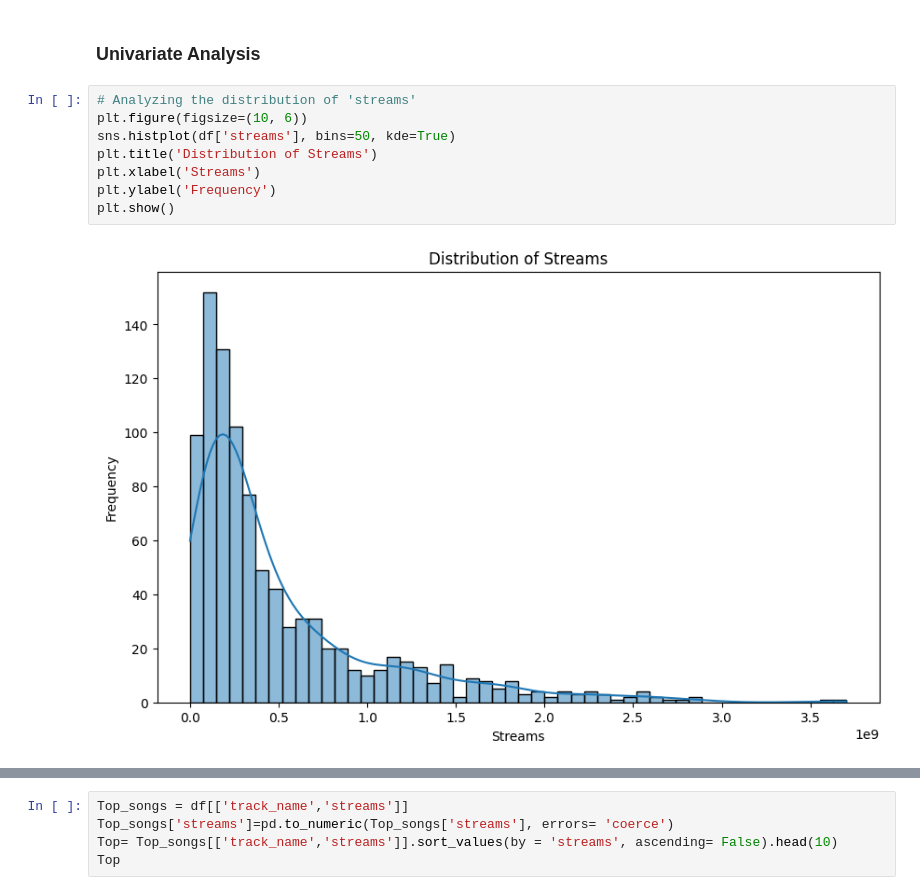
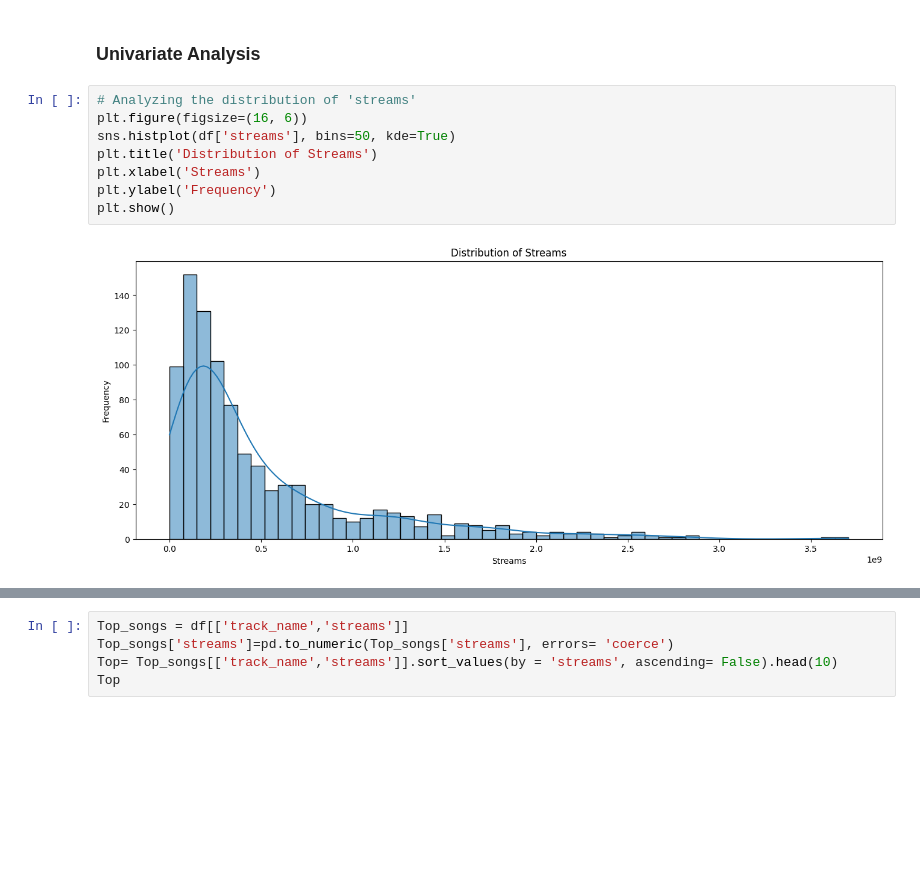
Before and after one commit to akhilsamvarghese/Spotify_Dataset_Visualisation, a Jupyter notebook: Spotify_Data_Visualization.ipynb, the cells around one changed output, grey strips where cells are left out. Saved outputs shown, nothing was run; the diff lists cells and outputs as text; blank space fills up the shorter version.

Commit message:
modified plots

```diff
--- a/Spotify_Data_Visualization.ipynb
+++ b/Spotify_Data_Visualization.ipynb
@@ -240,13 +240,13 @@ df.to_csv("cleaned_spotify_data.csv", index=False)
 ### **Univariate Analysis**
 # %%
 # Analyzing the distribution of 'streams'
-plt.figure(figsize=(10, 6))
+plt.figure(figsize=(16, 6))
 sns.histplot(df['streams'], bins=50, kde=True)
 plt.title('Distribution of Streams')
 plt.xlabel('Streams')
 plt.ylabel('Frequency')
 plt.show()
 # %% [output]
-[figure, old version]
+[figure, new version]
 # %%
 # Analyzing the distribution of 'danceability_%'
```
Also changed, not shown: parts of 12 cells of this notebook.
